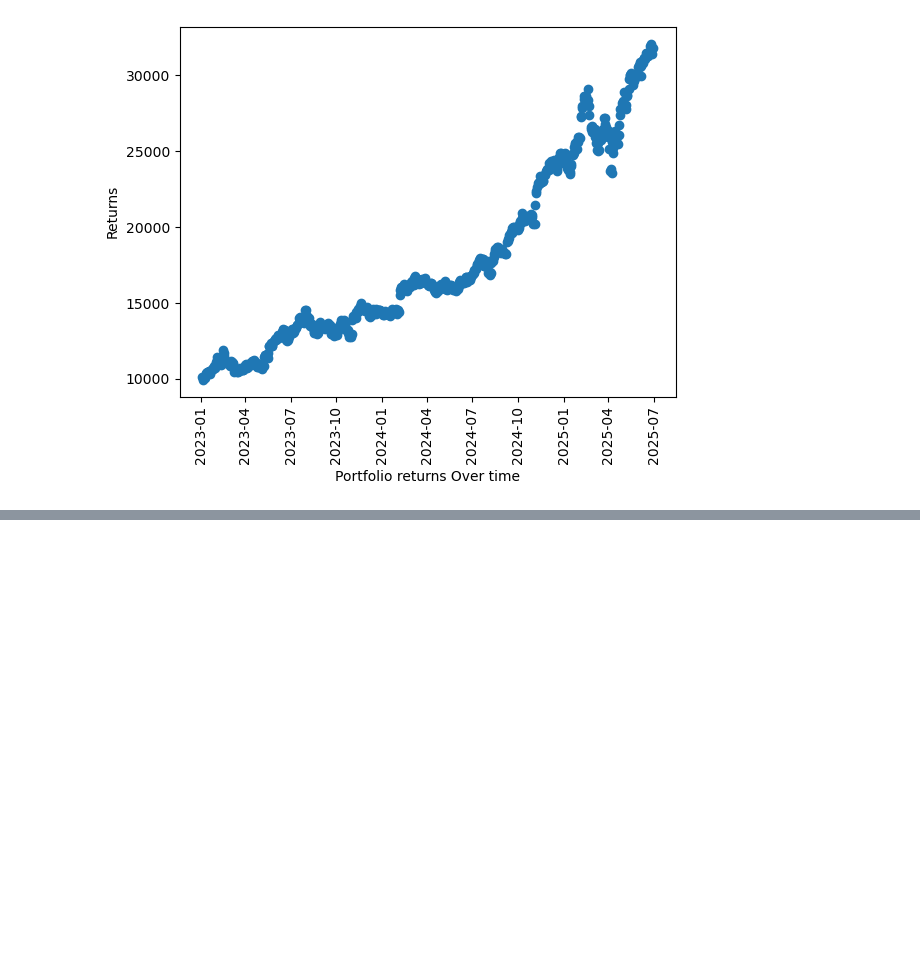
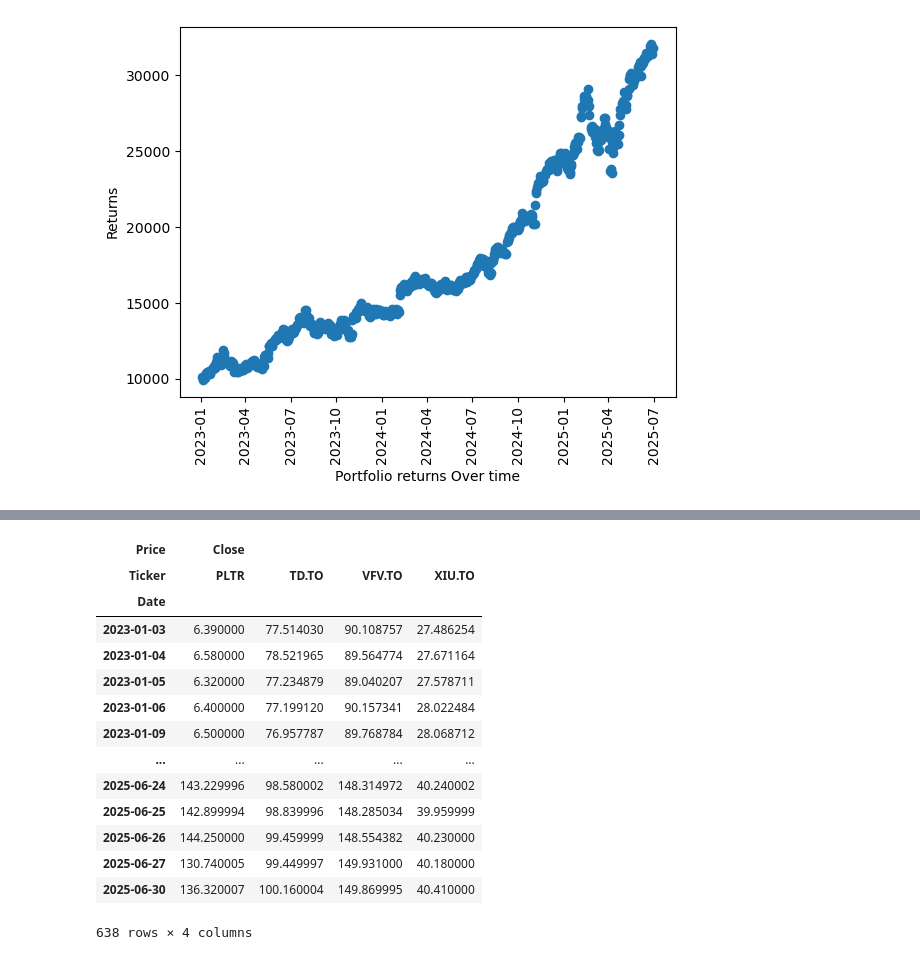
Before and after one commit to VithushanE/StockPortfolio, a Jupyter notebook: stockportfolio.ipynb, the cells around one changed output, grey strips where cells are left out. Saved outputs shown, nothing was run; the diff lists cells and outputs as text; code cells hidden in the pictures; blank space fills up the shorter version.

```diff
--- a/stockportfolio.ipynb
+++ b/stockportfolio.ipynb
@@ -131,0 +149,18 @@ plt.show()
+# %%
+data2[["Close"]]
+# %% [output]
+| Price | Close |  |  |  |
+| Ticker | PLTR | TD.TO | VFV.TO | XIU.TO |
+| Date |  |  |  |  |
+| 2023-01-03 | 6.390000 | 77.514030 | 90.108757 | 27.486254 |
+| 2023-01-04 | 6.580000 | 78.521965 | 89.564774 | 27.671164 |
+| 2023-01-05 | 6.320000 | 77.234879 | 89.040207 | 27.578711 |
+| 2023-01-06 | 6.400000 | 77.199120 | 90.157341 | 28.022484 |
+| 2023-01-09 | 6.500000 | 76.957787 | 89.768784 | 28.068712 |
+| ... | ... | ... | ... | ... |
+| 2025-06-24 | 143.229996 | 98.580002 | 148.314972 | 40.240002 |
+| 2025-06-25 | 142.899994 | 98.839996 | 148.285034 | 39.959999 |
+| 2025-06-26 | 144.250000 | 99.459999 | 148.554382 | 40.230000 |
+| 2025-06-27 | 130.740005 | 99.449997 | 149.931000 | 40.180000 |
+| 2025-06-30 | 136.320007 | 100.160004 | 149.869995 | 40.410000 |
+638 rows × 4 columns
```
Also changed, not shown: parts of 5 cells of this notebook.
